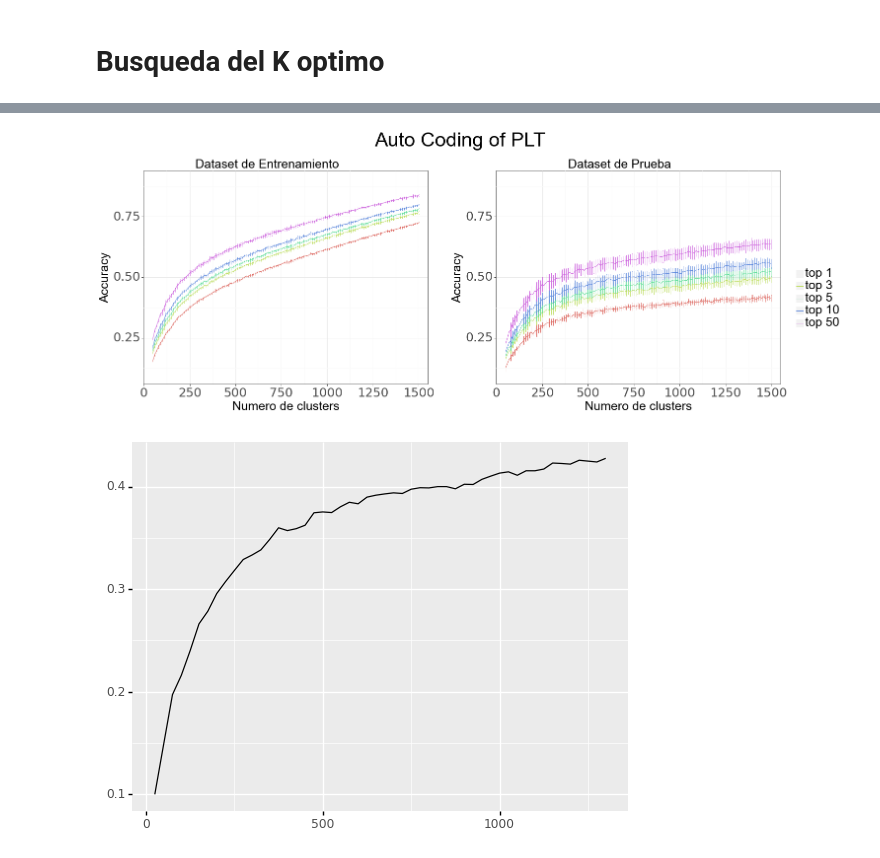
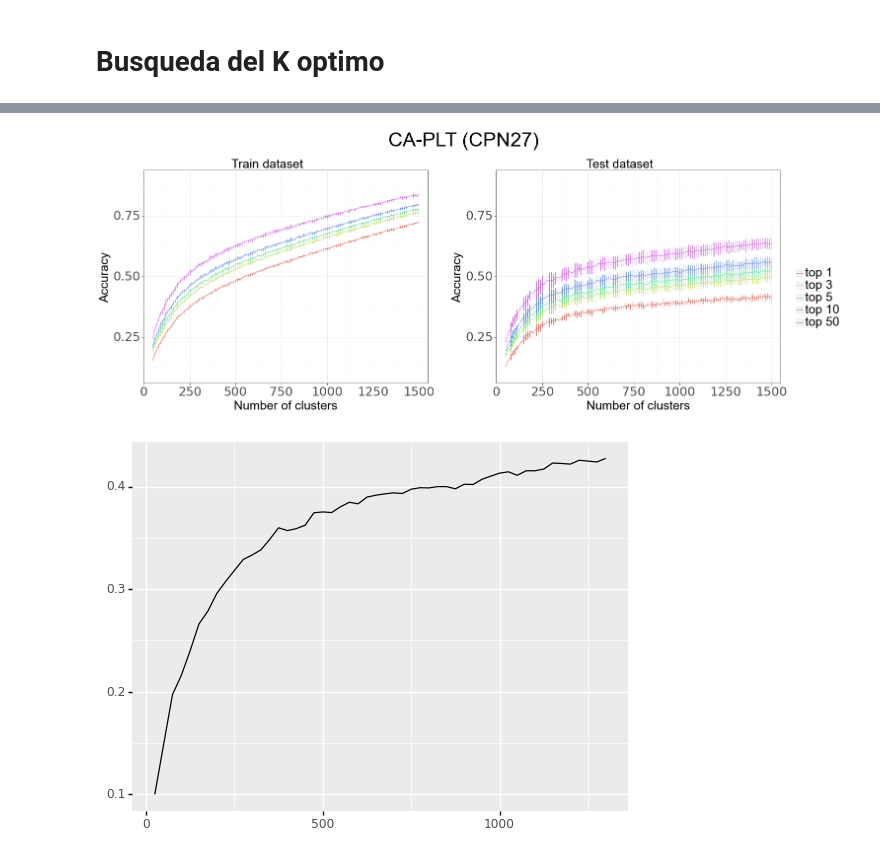
Before and after one commit to DJRamosA/AC-PLT, a Jupyter notebook: src/Generator.ipynb, the cells around one changed output, grey strips where cells are left out. Saved outputs shown, nothing was run; the diff lists cells and outputs as text; code cells hidden in the pictures.

```diff
--- a/src/Generator.ipynb
+++ b/src/Generator.ipynb
@@ -869,0 +872,5 @@ np.savetxt("k_acc_top_train_CPN27.csv",k_acc_top_train,delimiter=',')
+# %%
+k_acc_top_test=pd.read_csv(r"k_acc_top_test_CPN27.csv", header=None).to_numpy()
+k_acc_top_train=pd.read_csv(r"k_acc_top_train_CPN27.csv", header=None).to_numpy()
+
+rango = range(50,1500+1,10)
@@ -884,9 +913,9 @@ p1 = (
     geom_errorbar(aes(ymin = k_acc_top_test[:,6]-k_acc_top_test[:,7], ymax = k_acc_top_test[:,6]+k_acc_top_test[:,7], color="'top 10'"))+
     geom_line(aes(y=k_acc_top_test[:,8], color="'top 50'"))+
     geom_errorbar(aes(ymin = k_acc_top_test[:,8]-k_acc_top_test[:,9], ymax = k_acc_top_test[:,8]+k_acc_top_test[:,9], color="'top 50'"))+
-    xlab("Numero de clusters")+
+    xlab("Number of clusters")+
     ylab("Accuracy")+
-    ggtitle("Dataset de Prueba")+
+    ggtitle("Test dataset")+
     theme_bw()+
     theme(text=element_text(size=25))+
     scale_y_continuous(limits = (0.1, 0.9))+
@@ -896,37 +925,37 @@ p1 = (
 
 p2 = (
     ggplot()+
     aes(x=rango, color='')+
     geom_line(aes(y=k_acc_top_train[:,0], color="'top 1'"))+
     geom_errorbar(aes(ymin = k_acc_top_train[:,0]-k_acc_top_train[:,1], ymax = k_acc_top_train[:,0]+k_acc_top_train[:,1], color="'top 1'"))+
     geom_line(aes(y=k_acc_top_train[:,2], color="'top 3'"))+
     geom_errorbar(aes(ymin = k_acc_top_train[:,2]-k_acc_top_train[:,3], ymax = k_acc_top_train[:,2]+k_acc_top_train[:,3], color="'top 3'"))+
     geom_line(aes(y=k_acc_top_train[:,4], color="'top 5'"))+
     geom_errorbar(aes(ymin = k_acc_top_train[:,4]-k_acc_top_train[:,5], ymax = k_acc_top_train[:,4]+k_acc_top_train[:,5], color="'top 5'"))+
     geom_line(aes(y=k_acc_top_train[:,6], color="'top 10'"))+
     geom_errorbar(aes(ymin = k_acc_top_train[:,6]-k_acc_top_train[:,7], ymax = k_acc_top_train[:,6]+k_acc_top_train[:,7], color="'top 10'"))+
     geom_line(aes(y=k_acc_top_train[:,8], color="'top 50'"))+
     geom_errorbar(aes(ymin = k_acc_top_train[:,8]-k_acc_top_train[:,9], ymax = k_acc_top_train[:,8]+k_acc_top_train[:,9], color="'top 50'"))+
-    xlab("Numero de clusters")+
+    xlab("Number of clusters")+
     ylab("Accuracy")+
-    ggtitle("Dataset de Entrenamiento")+
+    ggtitle("Train dataset")+
     theme_bw()+
     theme(legend_position = "none", text=element_text(size=25))+
     scale_y_continuous(limits = (0.1, 0.9))+
     scale_x_continuous(limits=(0, 1550), breaks=range(0, 1501, 250), expand=(0,1))
 
 )
 
 
 
 p1 = pw.load_ggplot(p1, figsize=(8,6))
 p2 = pw.load_ggplot(p2, figsize=(8,6))
 
 p12 = (p2|p1)
-p12.set_text(text="Auto Coding of PLT",x=0.4,y=1.1, size=40)
+p12.set_text(text="CA-PLT (CPN27)",x=0.42,y=1.1, size=40)
 p12.savefig()
 # %% [output]
-[figure, old version]
+[figure, new version]
 # %%
 from sklearn.model_selection import KFold
 rango = range(25,1301,25)
```
Also changed, not shown: parts of 3 cells of this notebook, 1 other file.
